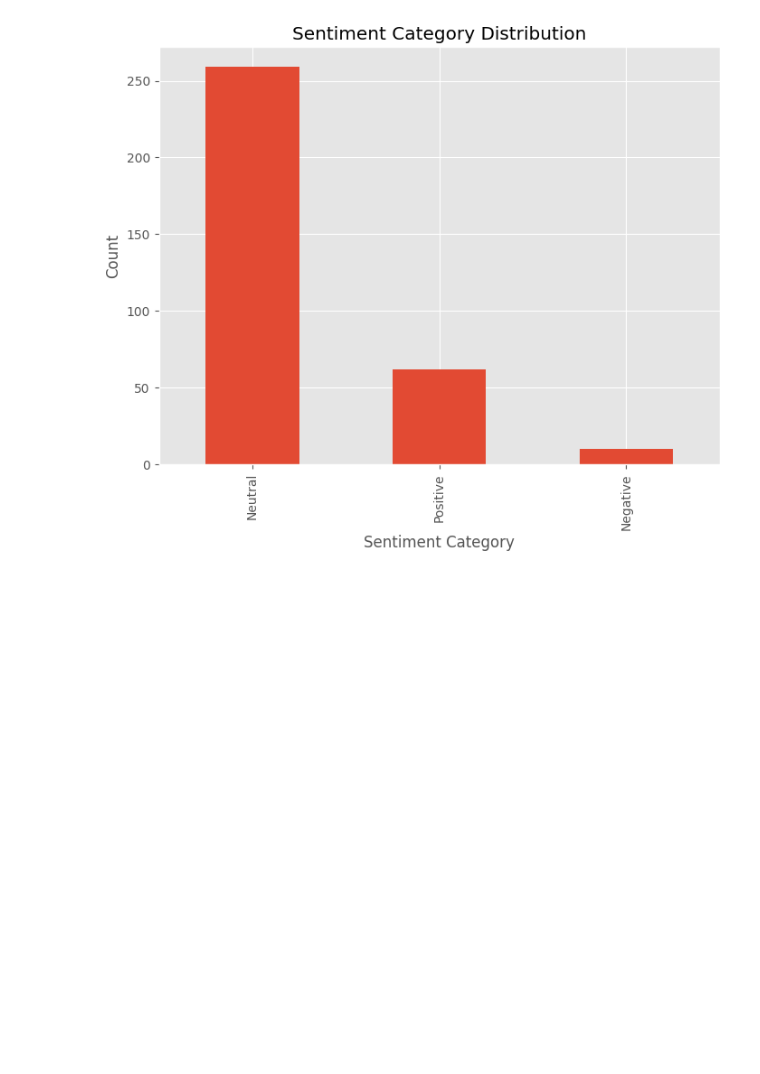
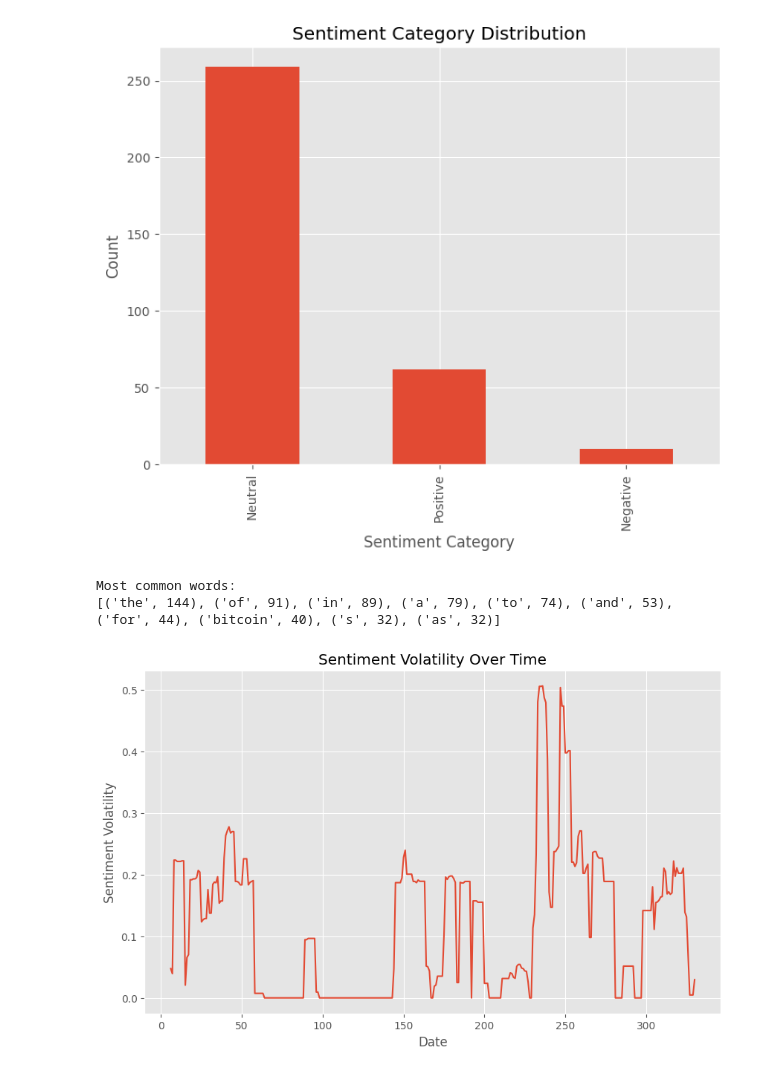
Before and after one commit to Dself76/bitcoin_price_predictor, a Jupyter notebook: sediment.ipynb, the cells around one changed output. Drawn from its saved outputs; the diff is of its cells as text; code cells hidden in the pictures; blank space fills up the shorter version.

```diff
--- a/sediment.ipynb
+++ b/sediment.ipynb
@@ -76,3 +76,50 @@ plt.show()
 [figure]
 Average sentiment: 0.04
 [figure]
+# %%
+# Perform more in-depth analysis on the sentiment data
+
+# 1. Time series analysis (if you have date information)
+# Add a date column if it's available in your original data
+# df['date'] = pd.to_datetime(df['date'])
+# df = df.set_index('date')
+# df['sentiment_ma'] = df['sentiment'].rolling(window=7).mean()
+
+# 2. Word frequency analysis
+from collections import Counter
+import re
+
+def get_word_freq(text):
+    words = re.findall(r'\w+', text.lower())
+    return Counter(words)
+
+df['word_freq'] = df['text'].apply(get_word_freq)
+
+# Get the most common words
+all_words = Counter()
+for freq in df['word_freq']:
+    all_words.update(freq)
+
+print("Most common words:")
+print(all_words.most_common(10))
+
+# 3. Correlation with Bitcoin price (if you have price data)
+# Assuming you have a 'price' column
+# df['price_change'] = df['price'].pct_change()
+# correlation = df['sentiment'].corr(df['price_change'])
+# print(f"Correlation between sentiment and price change: {correlation:.2f}")
+
+# 4. Sentiment volatility
+df['sentiment_volatility'] = df['sentiment'].rolling(window=7).std()
+
+# Visualize sentiment volatility
+plt.figure(figsize=(10, 6))
+plt.plot(df.index, df['sentiment_volatility'])
+plt.title('Sentiment Volatility Over Time')
+plt.xlabel('Date')
+plt.ylabel('Sentiment Volatility')
+plt.show()
+# %% [output]
+Most common words:
+[('the', 144), ('of', 91), ('in', 89), ('a', 79), ('to', 74), ('and', 53), ('for', 44), ('bitcoin', 40), ('s', 32), ('as', 32)]
+[figure, added]
```
Also changed, not shown: parts of 1 cell of this notebook, 1 other file.
